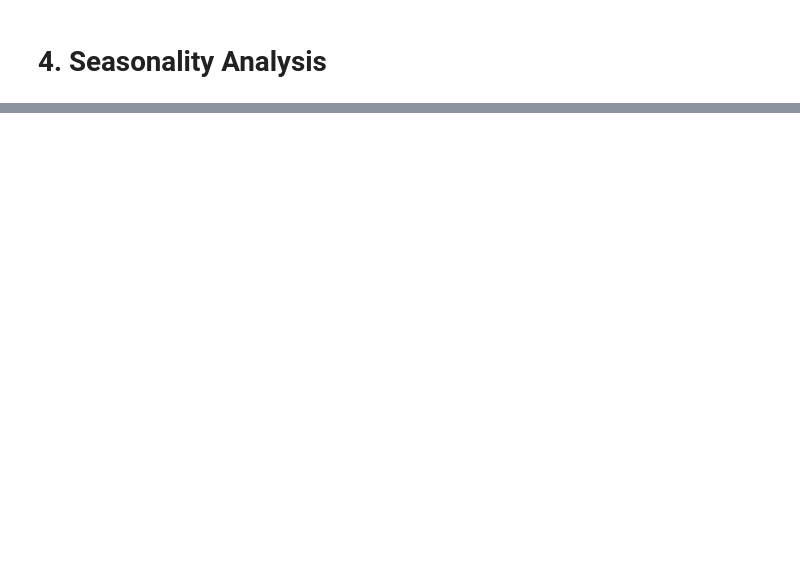
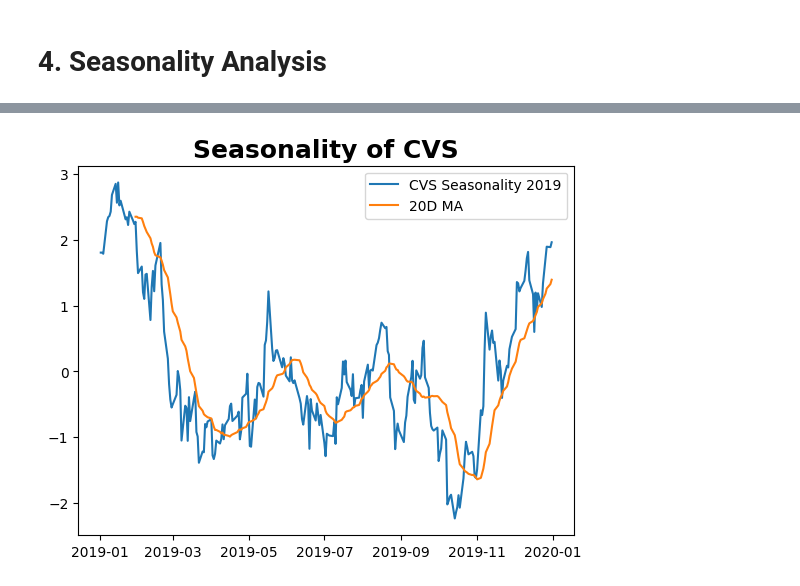
Before and after one commit to wafiakmal/daml-stockprice, a Jupyter notebook: load_data_dev.ipynb, the cells around one changed output, grey strips where cells are left out. Saved outputs shown, nothing was run; the diff lists cells and outputs as text; code cells hidden in the pictures; blank space fills up the shorter version.

```diff
--- a/load_data_dev.ipynb
+++ b/load_data_dev.ipynb
@@ -220,0 +320,39 @@ ValueError: ('Lengths must match to compare', (3474,), (2,))
+# %%
+import matplotlib.pyplot as plt
+
+# Plotting seasonality agains 20 days moving average
+year_int = 2019
+stock_seasonality=res.seasonal[res.seasonal.index.year == year_int]
+MA20=stock_seasonality.rolling(window=20).mean()
+plt.plot(stock_seasonality, label=f'{symbol} Seasonality {year_int}')
+plt.plot(MA20, label='20D MA')
+plt.title(f"Seasonality of {symbol}", fontsize=18, fontweight='bold')
+plt.legend()
+plt.show()
+
+# plot using altair
+# stock_seasonality = stock_seasonality.reset_index()
+# stock_seasonality.columns = ['Date', 'Seasonality']
+# stock_seasonality['Date'] = stock_seasonality['Date'].astype(str)
+
+# Stock_Seasonality_chart = alt.Chart(stock_seasonality).mark_line().encode(
+#     x='Date',
+#     y='Seasonality'
+# ).properties(
+#     width=1500,
+#     height=400
+# )
+
+# MA20 = MA20.reset_index()
+# MA20.columns = ['Date', 'MA20']
+# MA20['Date'] = MA20['Date'].astype(str)
+
+# # make MA20_chart with red color
+# MA20_chart = alt.Chart(MA20).mark_line(color='red').encode(
+#     x='Date',
+#     y='MA20'
+# )
+
+# Stock_Seasonality_chart + MA20_chart
+# %% [output]
+[figure, added]
```
Also changed, not shown: parts of 43 cells of this notebook, 7 other files.
